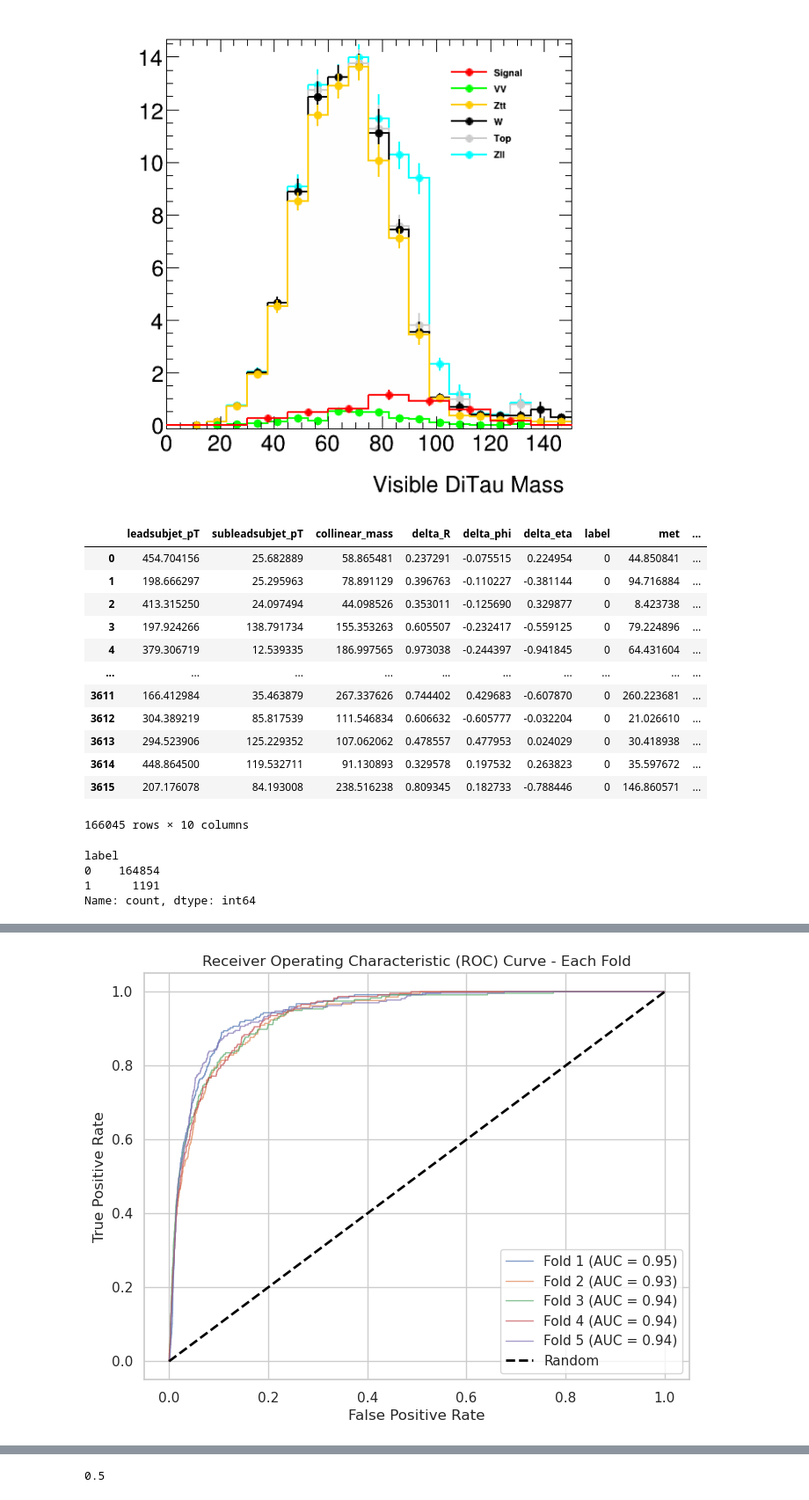
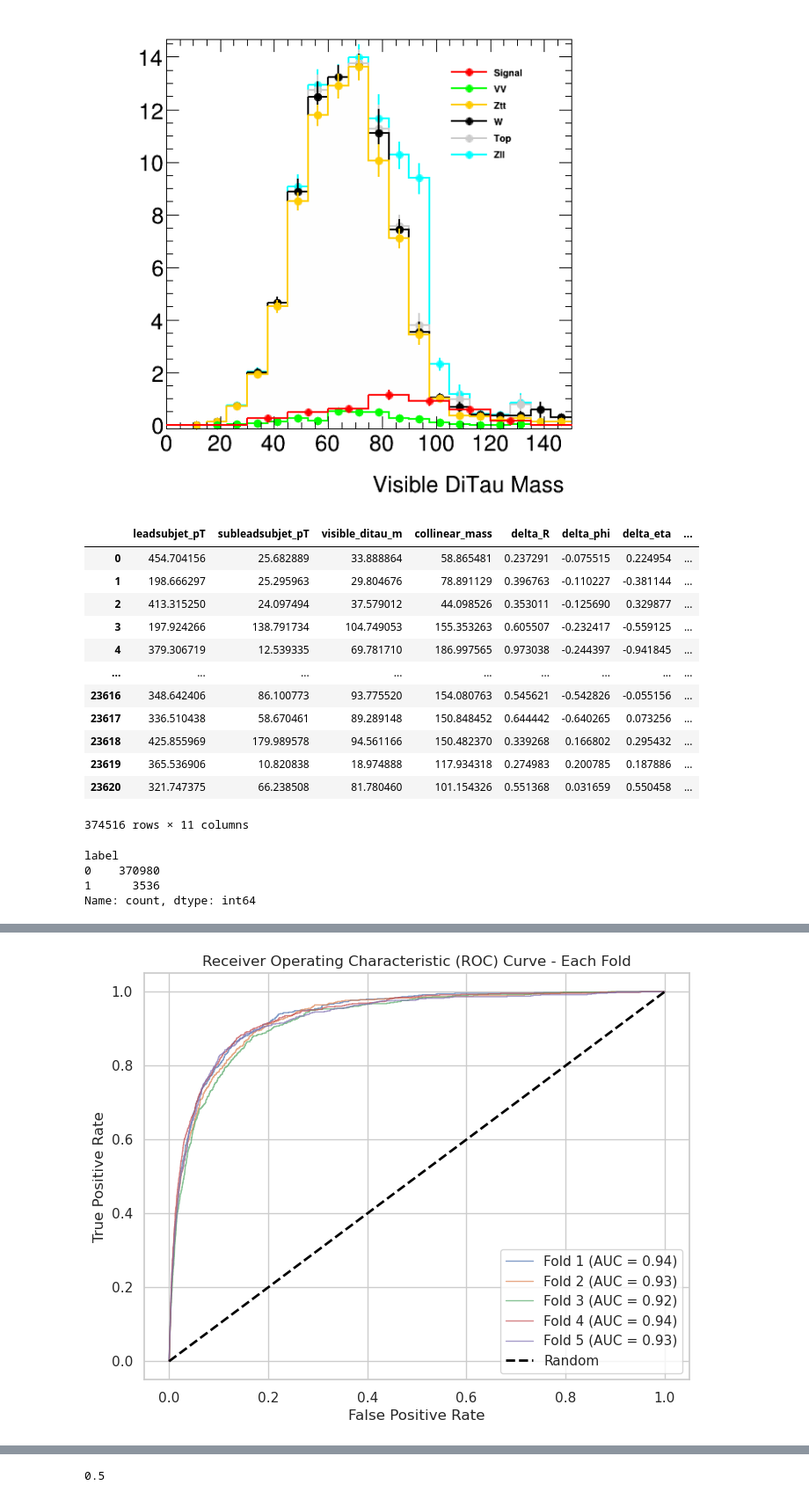
Before and after one commit to alig146/DiTau, a Jupyter notebook: analysis/Ana_v6.ipynb, the cells around one changed output, grey strips where cells are left out. Shown at 88% size. Drawn from its saved outputs; the diff is of its cells as text; code cells hidden in the pictures.

```diff
--- a/analysis/Ana_v6.ipynb
+++ b/analysis/Ana_v6.ipynb
@@ -288,11 +289,12 @@ processed:  /global/homes/a/agarabag/pscratch/ditdau_samples/v06/data/ditau_hh/d
 # %%
 def Cut(t):
     cut = ak.where((t['ditau_obj_nSubjets'] >= 2) &
-                   (t['n_bjets_DL1dv01_FixedCutBEff_70'] == 0) &
-                   (t['ditau_obj_bdt_score'] >= 0.78) &
+                   (t['n_bjets_DL1dv01_FixedCutBEff_70'] == 0) & #b veto
+                   (t['ditau_obj_IsTruthMatched']==1) &
+                   (t['ditau_obj_bdt_score'] >= 0.72) &
                    (t['event_is_bad_batman'] == 0) &
                    (t['HLT_j420'] | t['HLT_j420_a10t_lcw_jes_35smcINF_L1J100'] | t['HLT_j420_a10t_lcw_jes_35smcINF_L1SC111']) &
-                   (t['ditau_obj_leadsubjet_charge'] * t['ditau_obj_subleadsubjet_charge'] == -1) &
+                   (t['ditau_obj_leadsubjet_charge'] * t['ditau_obj_subleadsubjet_charge'] == -1) & ### last 2 cuts are in ntuples now
                    (t['ditau_obj_n_tracks']-t['ditau_obj_leadsubjet_n_core_tracks']-t['ditau_obj_subleadsubjet_n_core_tracks'] == 0) &
                    (((t['ditau_obj_leadsubjet_n_core_tracks']==1) | (t['ditau_obj_leadsubjet_n_core_tracks']==3)) &
                    ((t['ditau_obj_subleadsubjet_n_core_tracks']==1) | (t['ditau_obj_subleadsubjet_n_core_tracks']==3))))
@@ -302,7 +304,7 @@ def Cut(t):
 def data_Cut(t):
     cut = ak.where((t['ditau_obj_nSubjets'] >= 2) &
                    (t['n_bjets_DL1dv01_FixedCutBEff_70'] == 0) &
-                   (t['ditau_obj_bdt_score'] < 0.78) &
+                   (t['ditau_obj_bdt_score'] < 0.72) &
                    (t['event_is_bad_batman'] == 0) &
                    (t['HLT_j420'] | t['HLT_j420_a10t_lcw_jes_35smcINF_L1J100'] | t['HLT_j420_a10t_lcw_jes_35smcINF_L1SC111']) &
                    (t['ditau_obj_leadsubjet_charge'] * t['ditau_obj_subleadsubjet_charge'] == -1) &
@@ -899,7 +946,7 @@ df = pd.concat([data_plot, ggh_plot, vbfh_plot, wh_plot, zh_plot, tth_plot, vv_p
 #     'visible_ditau_m', 'k_t', 'delta_R', 'combined_weights', 'label'
 # ]
 training_var = [
-    'leadsubjet_pT', 'subleadsubjet_pT',
+    'leadsubjet_pT', 'subleadsubjet_pT', 'visible_ditau_m',
     'collinear_mass', 'delta_R', 'delta_phi', 'delta_eta', 'label', 'met', 'met_sig', 'event_number'
 ]
 
@@ -913,26 +960,26 @@ df = df[training_var]
 # df = df.drop(columns=['combined_weights'])
 df
 # %% [output]
-|  | leadsubjet_pT | subleadsubjet_pT | collinear_mass | delta_R | delta_phi | delta_eta | label | met | ... |
-| 0 | 454.704156 | 25.682889 | 58.865481 | 0.237291 | -0.075515 | 0.224954 | 0 | 44.850841 | ... |
-| 1 | 198.666297 | 25.295963 | 78.891129 | 0.396763 | -0.110227 | -0.381144 | 0 | 94.716884 | ... |
-| 2 | 413.315250 | 24.097494 | 44.098526 | 0.353011 | -0.125690 | 0.329877 | 0 | 8.423738 | ... |
-| 3 | 197.924266 | 138.791734 | 155.353263 | 0.605507 | -0.232417 | -0.559125 | 0 | 79.224896 | ... |
-| 4 | 379.306719 | 12.539335 | 186.997565 | 0.973038 | -0.244397 | -0.941845 | 0 | 64.431604 | ... |
-| ... | ... | ... | ... | ... | ... | ... | ... | ... | ... |
-| 3611 | 166.412984 | 35.463879 | 267.337626 | 0.744402 | 0.429683 | -0.607870 | 0 | 260.223681 | ... |
-| 3612 | 304.389219 | 85.817539 | 111.546834 | 0.606632 | -0.605777 | -0.032204 | 0 | 21.026610 | ... |
-| 3613 | 294.523906 | 125.229352 | 107.062062 | 0.478557 | 0.477953 | 0.024029 | 0 | 30.418938 | ... |
-| 3614 | 448.864500 | 119.532711 | 91.130893 | 0.329578 | 0.197532 | 0.263823 | 0 | 35.597672 | ... |
-| 3615 | 207.176078 | 84.193008 | 238.516238 | 0.809345 | 0.182733 | -0.788446 | 0 | 146.860571 | ... |
+|  | leadsubjet_pT | subleadsubjet_pT | visible_ditau_m | collinear_mass | delta_R | delta_phi | delta_eta | ... |
+| 0 | 454.704156 | 25.682889 | 33.888864 | 58.865481 | 0.237291 | -0.075515 | 0.224954 | ... |
+| 1 | 198.666297 | 25.295963 | 29.804676 | 78.891129 | 0.396763 | -0.110227 | -0.381144 | ... |
+| 2 | 413.315250 | 24.097494 | 37.579012 | 44.098526 | 0.353011 | -0.125690 | 0.329877 | ... |
+| 3 | 197.924266 | 138.791734 | 104.749053 | 155.353263 | 0.605507 | -0.232417 | -0.559125 | ... |
+| 4 | 379.306719 | 12.539335 | 69.781710 | 186.997565 | 0.973038 | -0.244397 | -0.941845 | ... |
+| ... | ... | ... | ... | ... | ... | ... | ... | ... |
+| 23616 | 348.642406 | 86.100773 | 93.775520 | 154.080763 | 0.545621 | -0.542826 | -0.055156 | ... |
+| 23617 | 336.510438 | 58.670461 | 89.289148 | 150.848452 | 0.644442 | -0.640265 | 0.073256 | ... |
+| 23618 | 425.855969 | 179.989578 | 94.561166 | 150.482370 | 0.339268 | 0.166802 | 0.295432 | ... |
+| 23619 | 365.536906 | 10.820838 | 18.974888 | 117.934318 | 0.274983 | 0.200785 | 0.187886 | ... |
+| 23620 | 321.747375 | 66.238508 | 81.780460 | 101.154326 | 0.551368 | 0.031659 | 0.550458 | ... |
-166045 rows × 10 columns
+374516 rows × 11 columns
 # %%
 #check how many rows there are with label 1 and 0
 df['label'].value_counts()
 # %% [output]
 label
-0    164854
-1      1191
+0    370980
+1      3536
 Name: count, dtype: int64
 # %%
 def split_data(df):
@@ -949,32 +996,20 @@ def split_data(df):
 # %%
 #split the data into 5 sets
 df_split = split_data(df)
-models = []
+# models = []
 signal_scores = []
 background_scores = []
 
 
-# training_var = ['f0', 'f1', 'f2', 'f3', 'f4']
-# feature_name_mapping = {
-#     'leadsubjet_pT': 'f0',
-#     'subleadsubjet_pT': 'f1',
-#     'visible_ditau_m': 'f2',
-#     'delta_R': 'f3',
-#     'met': 'f4',
-#     'label': 'label',
-#     'ids': 'ids',
-#     'event_number': 'event_number',
-#     'delta_phi': 'delta_phi',
-#     'delta_eta': 'delta_eta',
-# }
-training_var = ['f0', 'f1', 'f2', 'f3', 'f4', 'f5']
+bdt_training_var = ['f0', 'f1', 'f2', 'f3', 'f4', 'f5', 'f6']
 feature_name_mapping = {
     'leadsubjet_pT': 'f0',
     'subleadsubjet_pT': 'f1',
-    'collinear_mass': 'f2',
-    'delta_R': 'f3',
-    'met': 'f4',
-    'met_sig': 'f5',
+    'visible_ditau_m': 'f2',
+    'collinear_mass': 'f3',
+    'delta_R': 'f4',
+    'met': 'f5',
+    'met_sig': 'f6',
     'label': 'label',
     'ids': 'ids',
     'event_number': 'event_number',
@@ -991,10 +1026,10 @@ plt.figure(figsize=(8, 6))
 
 for i in range(len(df_split)):
 
-    X_test = df_split[i][training_var]
-    y_test  = df_split[i]['label']
+    X_test = df_split[i][bdt_training_var]
+    y_test = df_split[i]['label']
 
-    X_train = pd.concat([df_split[j] for j in range(len(df_split)) if j != i])[training_var]
+    X_train = pd.concat([df_split[j] for j in range(len(df_split)) if j != i])[bdt_training_var]
     y_train = pd.concat([df_split[j] for j in range(len(df_split)) if j != i])['label']
 
     print("len X_train:", len(X_train))
@@ -1015,7 +1050,7 @@ for i in range(len(df_split)):
     model = XGBClassifier(**params)
     # Train the model
     model.fit(X_train, y_train)
-    models.append(model)
+    # models.append(model)
     booster = model.get_booster()
     booster.dump_model('xgboost_k_fold_model_{}.txt'.format(i))
 
@@ -1058,4 +1093,4 @@ signal scaling factor:  143.03571428571428
-[figure, old version]
+[figure, new version]
 # %%
 plt.figure(figsize=(8, 6))
 plt.hist(signal_scores, bins=10, alpha=0.8, color='blue', label='Signal', histtype='step', density=True)
```
Also changed, not shown: parts of 19 cells of this notebook, 8 other files.
